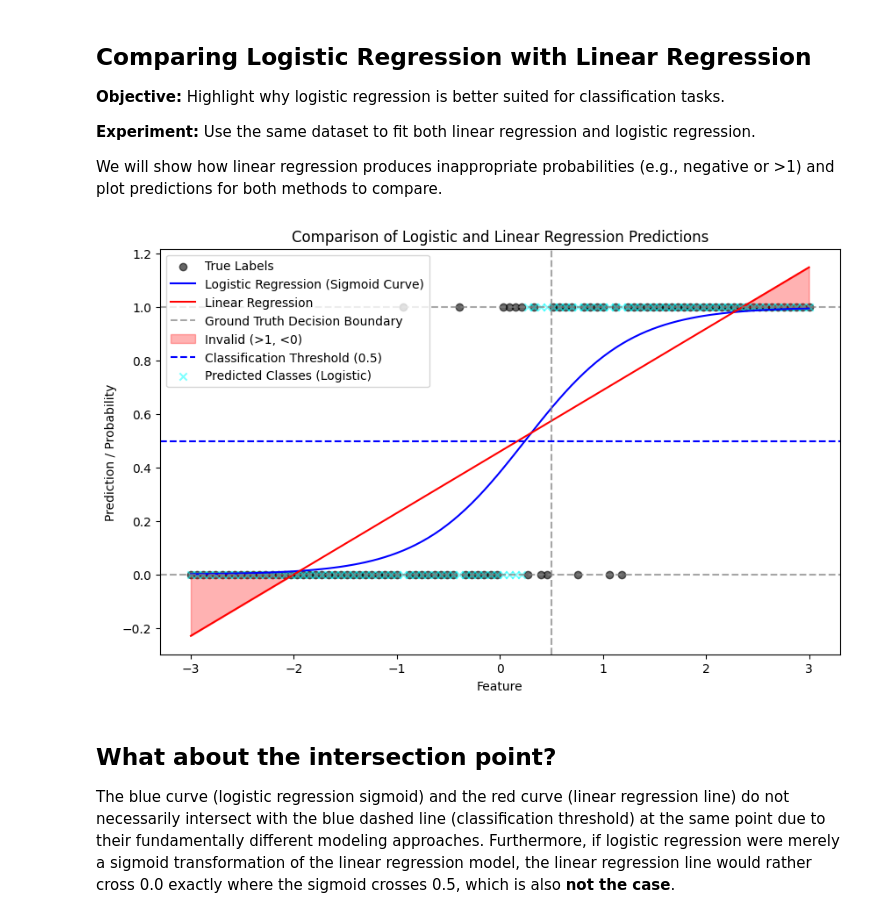
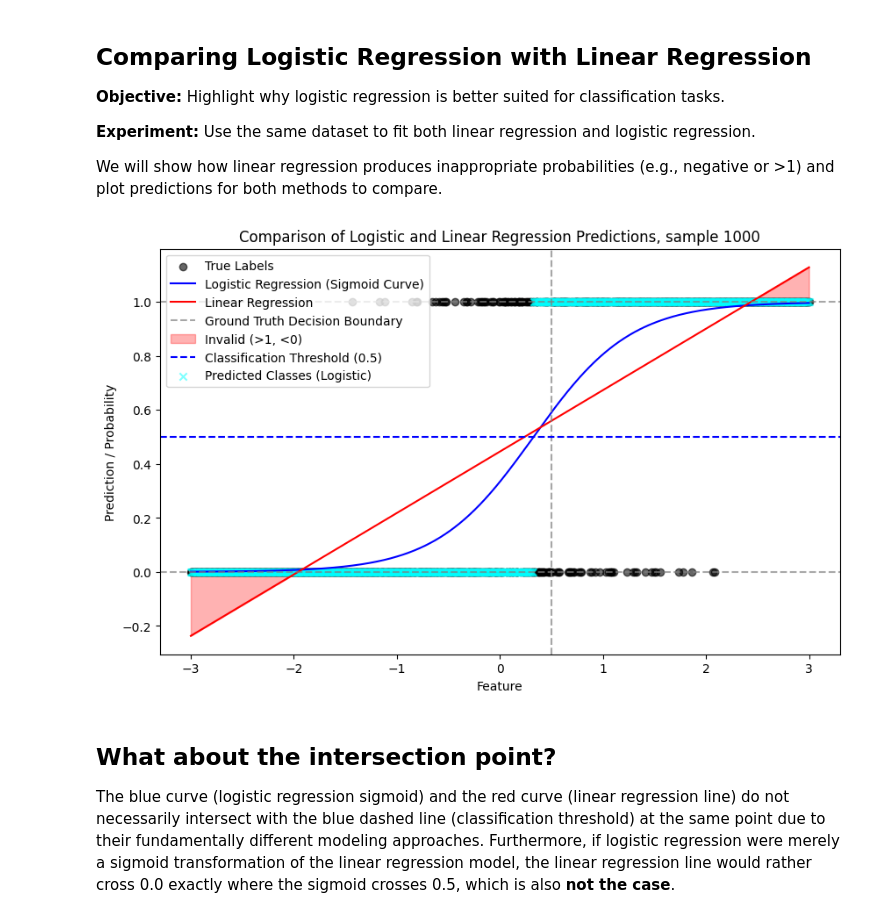
Before and after one commit to Yel1owHatGuy/Machine-Learning-2025L, a Jupyter notebook: Lab03_regression.ipynb, the cells around one changed output. Drawn from its saved outputs; the diff is of its cells as text; code cells hidden in the pictures.

```diff
--- a/Lab03_regression.ipynb
+++ b/Lab03_regression.ipynb
@@ -886,7 +887,8 @@ beta_0 = -1  # Intercept
 beta_1 = 2   # Slope
 
 # Generate the feature values (X)
-X = np.linspace(-3, 3, 100).reshape(-1, 1)
+sample_size = 1000
+X = np.linspace(-3, 3, sample_size).reshape(-1, 1)
 
 # Calculate probabilities using the logistic function
 logit = beta_0 + beta_1 * X.flatten()
@@ -902,35 +904,35 @@ logistic_preds = logistic_model.predict_proba(X)[:, 1]  # Probabilities for clas
 predicted_classes_logistic = logistic_model.predict(X)  # Predicted classes (0 or 1)
 
 # Fit Linear Regression
 linear_model = LinearRegression()
 linear_model.fit(X, y)
 linear_preds = linear_model.predict(X)
 
 # Plot predictions
 plt.figure(figsize=(10, 6))
 plt.scatter(X, y, color='black', label='True Labels', alpha=0.6)
 plt.plot(X, logistic_preds, color='blue', label='Logistic Regression (Sigmoid Curve)')
 plt.plot(X, linear_preds, color='red', label='Linear Regression')
 
 # Highlight inappropriate probabilities
 plt.axhline(0, color='gray', linestyle='--', alpha=0.7)
 plt.axhline(1, color='gray', linestyle='--', alpha=0.7)
 plt.axvline(0.5, color='gray', linestyle='--', alpha=0.7, label='Ground Truth Decision Boundary')
 plt.fill_between(X.flatten(), linear_preds.flatten(), 1, where=(linear_preds > 1), color='red', alpha=0.3, label='Invalid (>1, <0)')
 plt.fill_between(X.flatten(), linear_preds.flatten(), 0, where=(linear_preds < 0), color='red', alpha=0.3, label=None)
 
 # Add classification threshold information
 threshold = 0.5  # Default threshold for logistic regression
 plt.axhline(threshold, color='blue', linestyle='--', label='Classification Threshold (0.5)')
 plt.scatter(X, predicted_classes_logistic, color='cyan', label='Predicted Classes (Logistic)', alpha=0.5, marker='x')
 
-plt.title("Comparison of Logistic and Linear Regression Predictions")
+plt.title("Comparison of Logistic and Linear Regression Predictions, sample %d"%sample_size)
 plt.xlabel("Feature")
 plt.ylabel("Prediction / Probability")
 plt.legend()
 plt.show()
 # %% [output]
-[figure, old version]
+[figure, new version]
 # %% [markdown]
 ## What about the intersection point?
 
```
Also changed, not shown: parts of 8 cells of this notebook.
